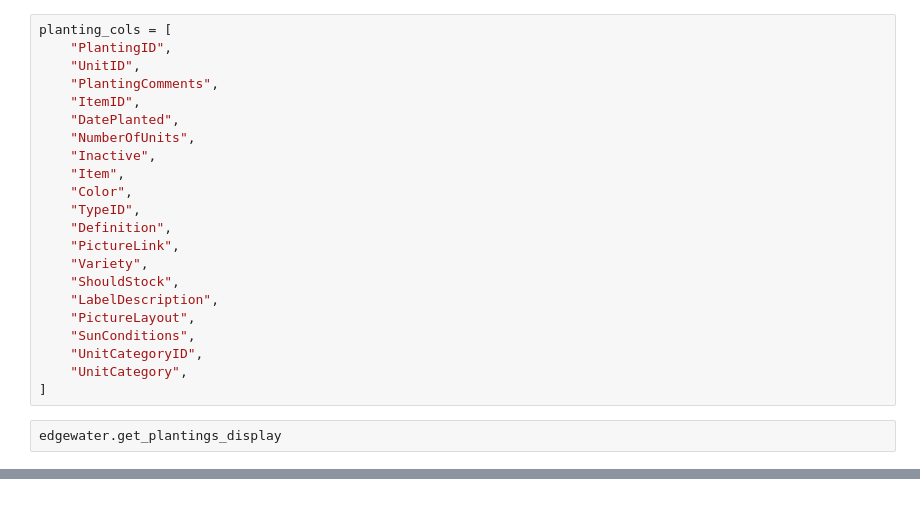
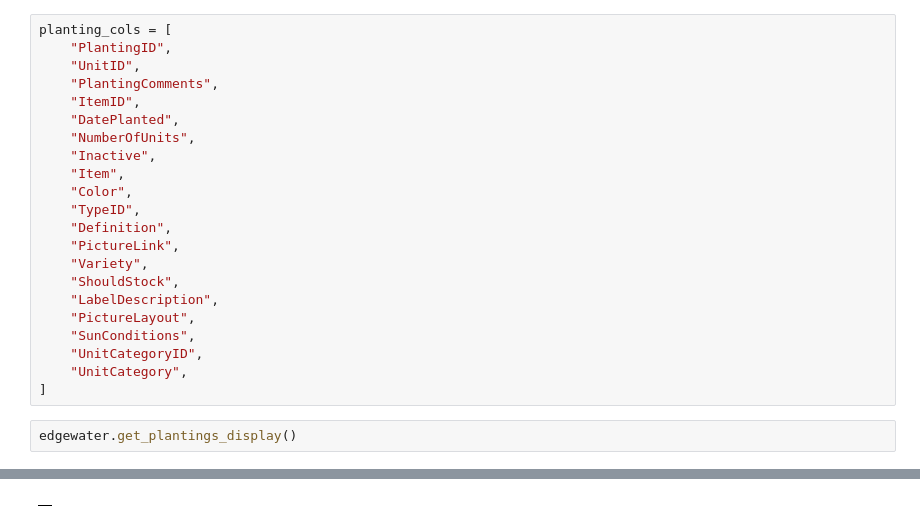
Before and after one commit to iasolb/EdgewaterInventoryManager, a Jupyter notebook: rest_test.ipynb, the cells around one changed output, grey strips where cells are left out. Drawn from its saved outputs; the diff is of its cells as text.

```diff
--- a/rest_test.ipynb
+++ b/rest_test.ipynb
@@ -173,4 +333,5 @@ planting_cols = [
     "UnitCategory",
 ]
 # %%
-edgewater.get_plantings_display
+edgewater.get_plantings_display()
+# %% [output]
@@ -176,0 +364 @@ edgewater.get_plantings_display
+|  |
```
Also changed, not shown: parts of 15 cells of this notebook, 7 other files.
